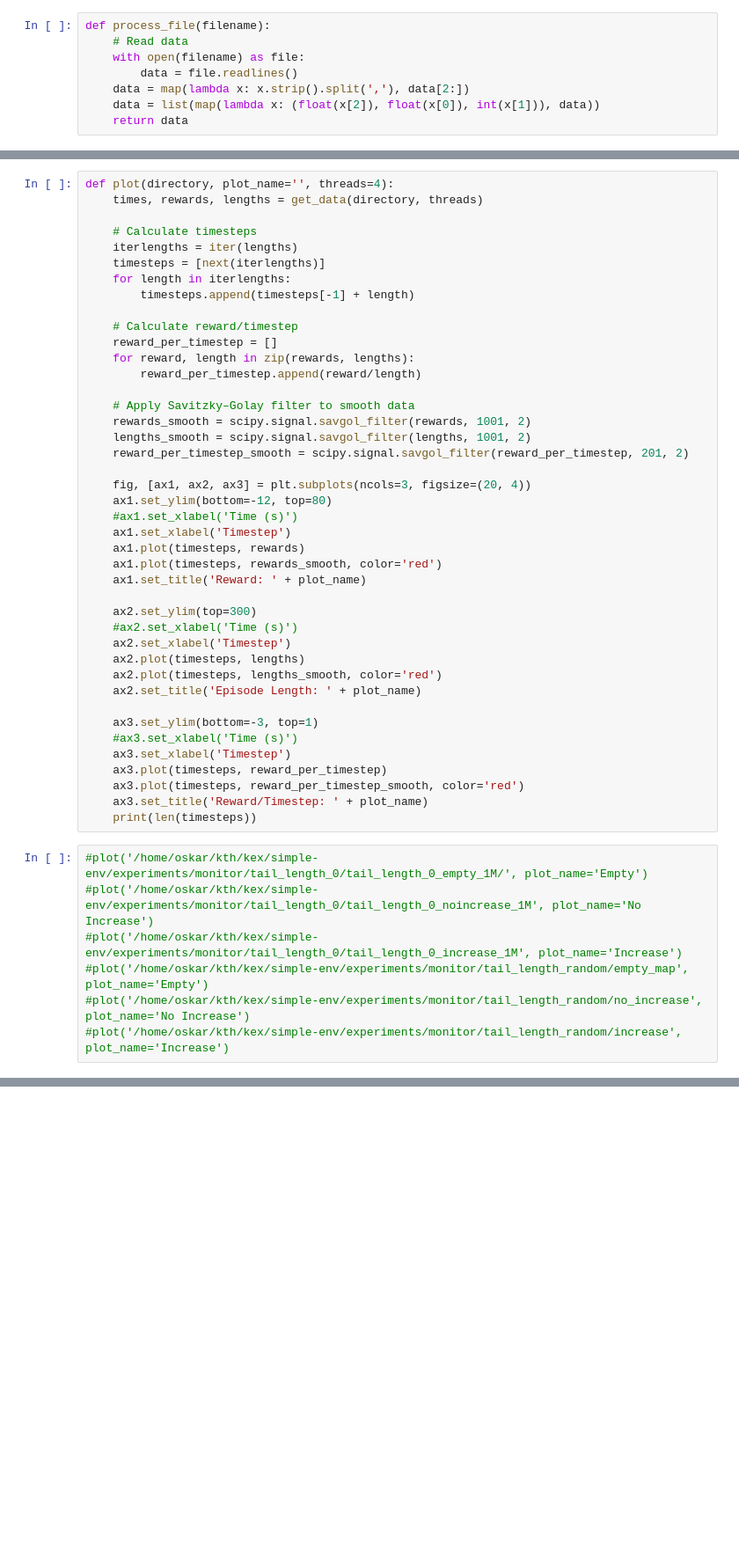
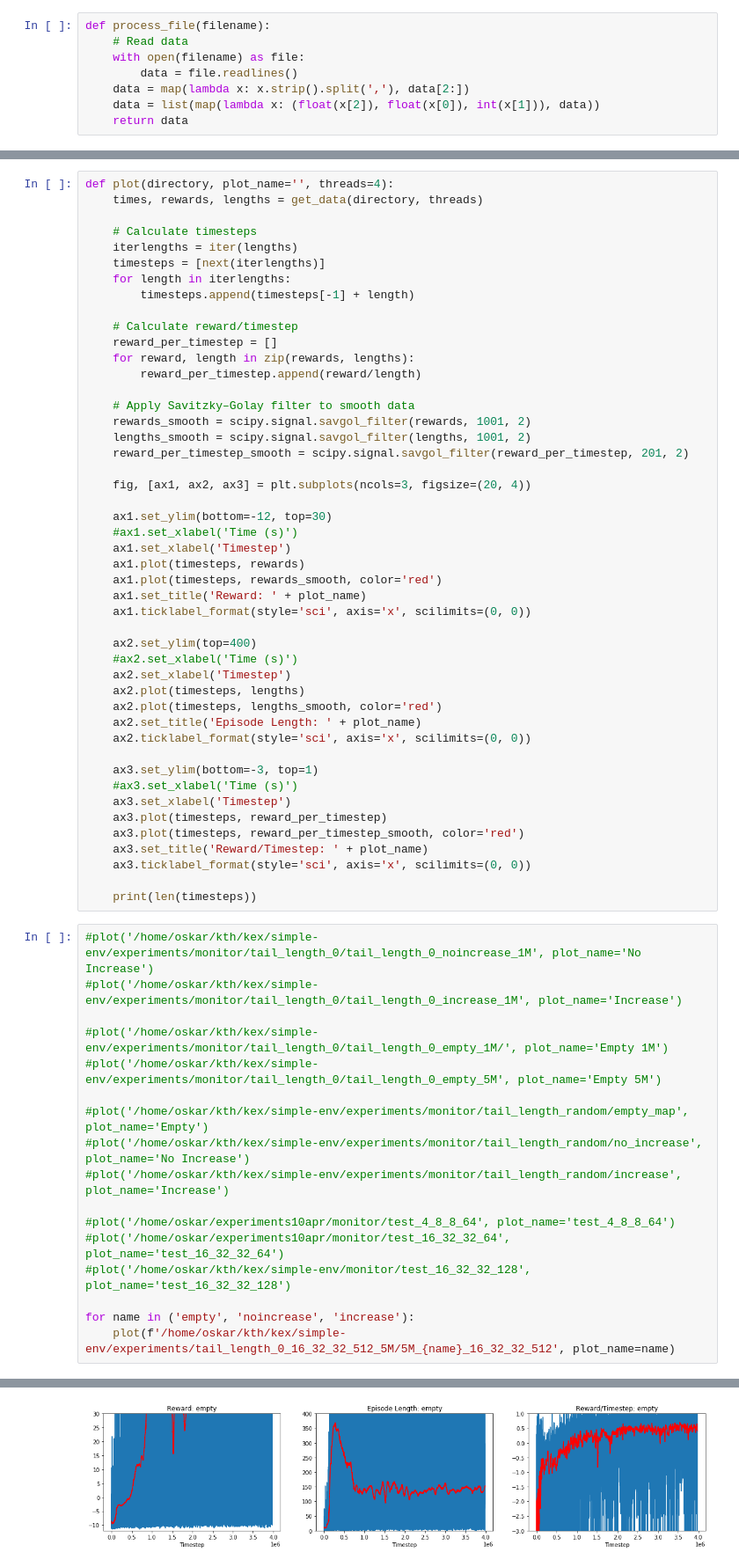
Before and after one commit to Matlar/simple-env, a Jupyter notebook: plotter2.ipynb, the cells around one changed output, grey strips where cells are left out. Shown at 88% size. Drawn from its saved outputs; the diff is of its cells as text; blank space fills up the shorter version.

```diff
--- a/plotter2.ipynb
+++ b/plotter2.ipynb
@@ -52,19 +52,22 @@ def plot(directory, plot_name='', threads=4):
     reward_per_timestep_smooth = scipy.signal.savgol_filter(reward_per_timestep, 201, 2)
 
     fig, [ax1, ax2, ax3] = plt.subplots(ncols=3, figsize=(20, 4))
-    ax1.set_ylim(bottom=-12, top=80)
+
+    ax1.set_ylim(bottom=-12, top=30)
     #ax1.set_xlabel('Time (s)')
     ax1.set_xlabel('Timestep')
     ax1.plot(timesteps, rewards)
     ax1.plot(timesteps, rewards_smooth, color='red')
     ax1.set_title('Reward: ' + plot_name)
+    ax1.ticklabel_format(style='sci', axis='x', scilimits=(0, 0))
 
-    ax2.set_ylim(top=300)
+    ax2.set_ylim(top=400)
     #ax2.set_xlabel('Time (s)')
     ax2.set_xlabel('Timestep')
     ax2.plot(timesteps, lengths)
     ax2.plot(timesteps, lengths_smooth, color='red')
     ax2.set_title('Episode Length: ' + plot_name)
+    ax2.ticklabel_format(style='sci', axis='x', scilimits=(0, 0))
 
     ax3.set_ylim(bottom=-3, top=1)
     #ax3.set_xlabel('Time (s)')
@@ -72,11 +75,24 @@ def plot(directory, plot_name='', threads=4):
     ax3.plot(timesteps, reward_per_timestep)
     ax3.plot(timesteps, reward_per_timestep_smooth, color='red')
     ax3.set_title('Reward/Timestep: ' + plot_name)
+    ax3.ticklabel_format(style='sci', axis='x', scilimits=(0, 0))
+
     print(len(timesteps))
 # %%
-#plot('/home/oskar/kth/kex/simple-env/experiments/monitor/tail_length_0/tail_length_0_empty_1M/', plot_name='Empty')
 #plot('/home/oskar/kth/kex/simple-env/experiments/monitor/tail_length_0/tail_length_0_noincrease_1M', plot_name='No Increase')
 #plot('/home/oskar/kth/kex/simple-env/experiments/monitor/tail_length_0/tail_length_0_increase_1M', plot_name='Increase')
+
+#plot('/home/oskar/kth/kex/simple-env/experiments/monitor/tail_length_0/tail_length_0_empty_1M/', plot_name='Empty 1M')
+#plot('/home/oskar/kth/kex/simple-env/experiments/monitor/tail_length_0/tail_length_0_empty_5M', plot_name='Empty 5M')
+
 #plot('/home/oskar/kth/kex/simple-env/experiments/monitor/tail_length_random/empty_map', plot_name='Empty')
 #plot('/home/oskar/kth/kex/simple-env/experiments/monitor/tail_length_random/no_increase', plot_name='No Increase')
 #plot('/home/oskar/kth/kex/simple-env/experiments/monitor/tail_length_random/increase', plot_name='Increase')
+
+#plot('/home/oskar/experiments10apr/monitor/test_4_8_8_64', plot_name='test_4_8_8_64')
+#plot('/home/oskar/experiments10apr/monitor/test_16_32_32_64', plot_name='test_16_32_32_64')
+#plot('/home/oskar/kth/kex/simple-env/monitor/test_16_32_32_128', plot_name='test_16_32_32_128')
+
+for name in ('empty', 'noincrease', 'increase'):
+    plot(f'/home/oskar/kth/kex/simple-env/experiments/tail_length_0_16_32_32_512_5M/5M_{name}_16_32_32_512', plot_name=name)
+# %% [output]
@@ -82,0 +102 @@ def plot(directory, plot_name='', threads=4):
+[figure, added]
```
Also changed, not shown: parts of 1 cell of this notebook, 17 other files.
